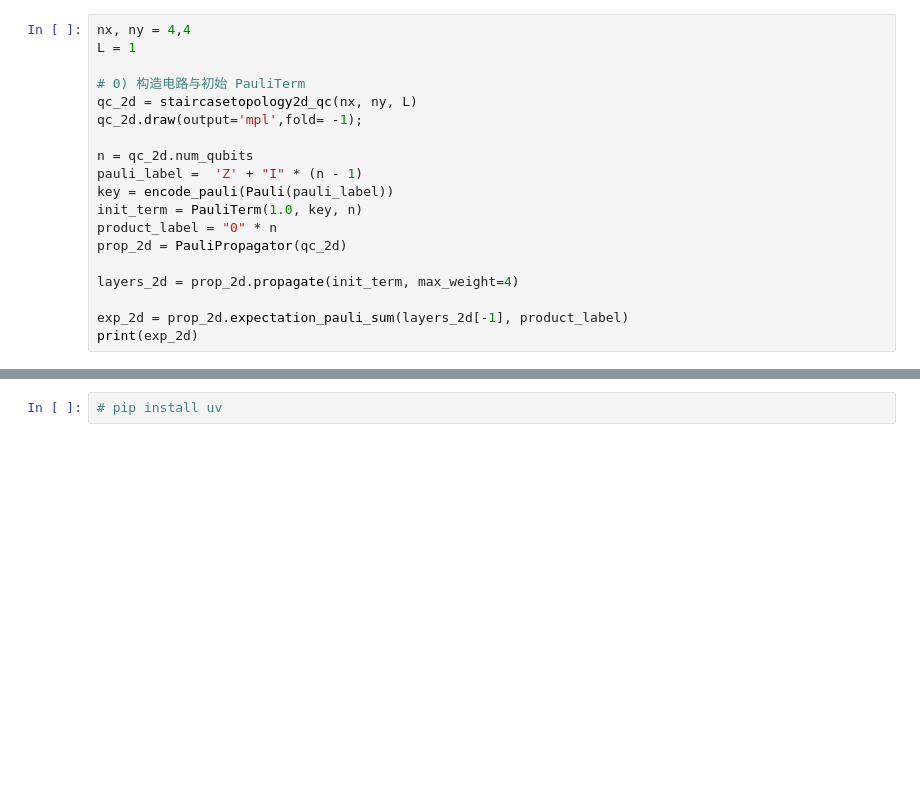
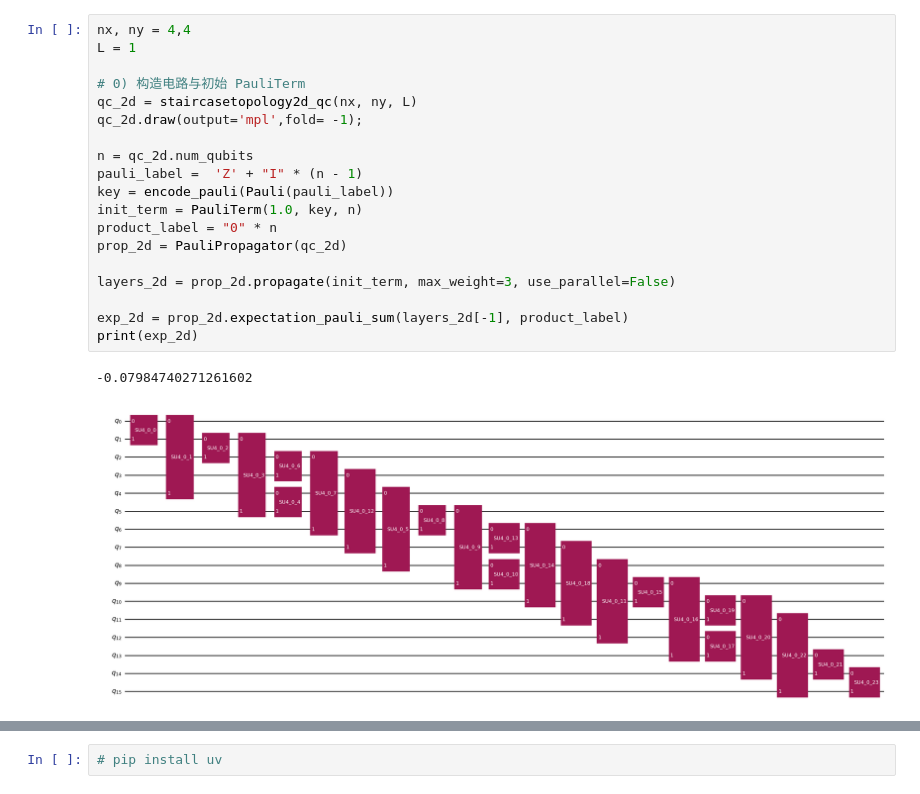
Before and after one commit to mdrdope/PauliPropagation.py, a Jupyter notebook: test_kak.ipynb, the cells around one changed output, grey strips where cells are left out. Cells and saved outputs as stored; diff of their text form; blank space fills up the shorter version.

```diff
--- a/test_kak.ipynb
+++ b/test_kak.ipynb
@@ -27,22 +52,25 @@ logging.getLogger("matplotlib.font_manager").setLevel(logging.ERROR)
 # %%
 nx, ny = 4,4
 L = 1
 
 # 0) 构造电路与初始 PauliTerm
 qc_2d = staircasetopology2d_qc(nx, ny, L)
 qc_2d.draw(output='mpl',fold= -1);
 
 n = qc_2d.num_qubits
 pauli_label =  'Z' + "I" * (n - 1)
 key = encode_pauli(Pauli(pauli_label))
 init_term = PauliTerm(1.0, key, n)
 product_label = "0" * n
 prop_2d = PauliPropagator(qc_2d)
 
-layers_2d = prop_2d.propagate(init_term, max_weight=4)
+layers_2d = prop_2d.propagate(init_term, max_weight=3, use_parallel=False)
 
 exp_2d = prop_2d.expectation_pauli_sum(layers_2d[-1], product_label)
 print(exp_2d)
+# %% [output]
+-0.07984740271261602
+[figure, added]
 # %%
 sv = Statevector.from_instruction(qc_2d)
 P = Pauli(pauli_label)
```
Also changed, not shown: parts of 17 cells of this notebook, 24 other files.
